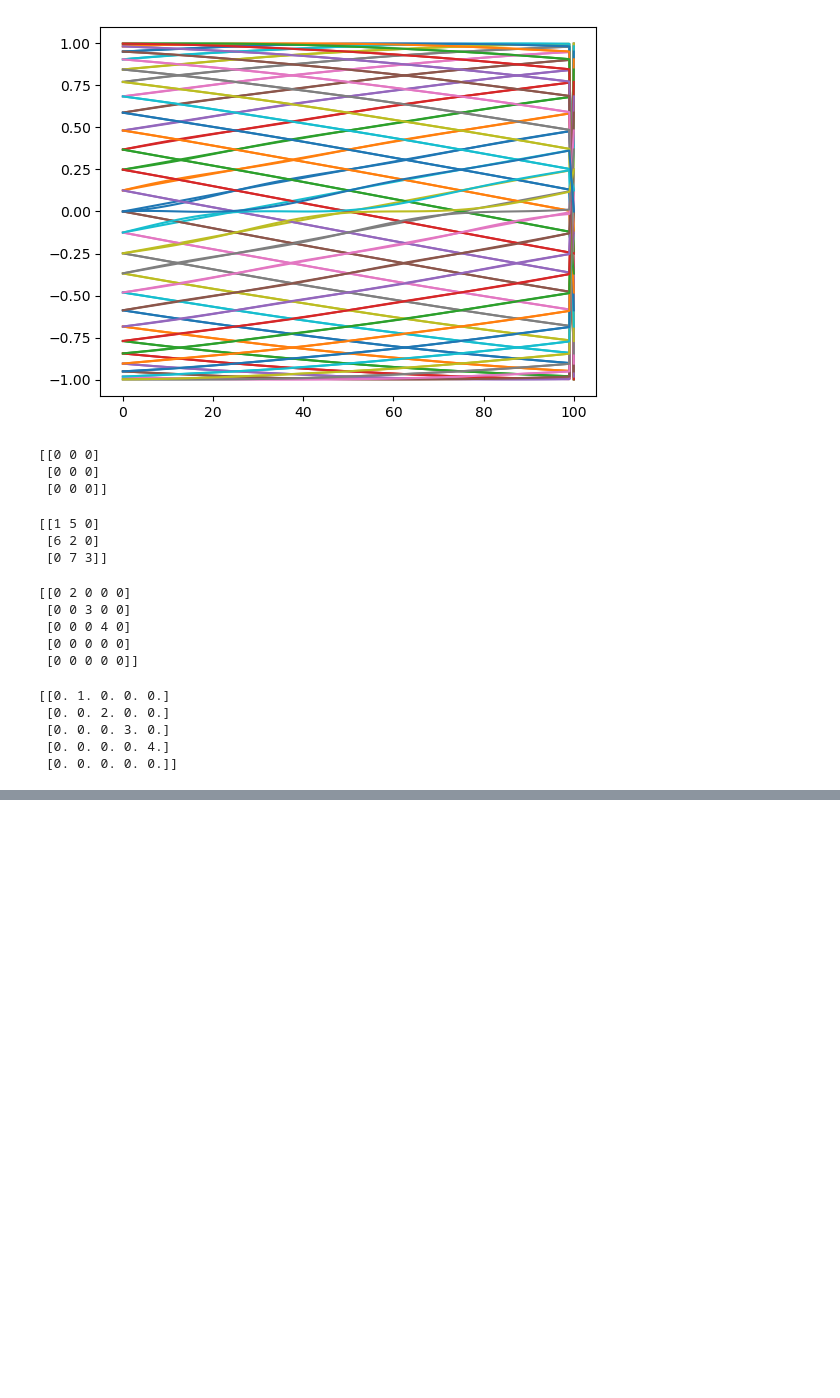
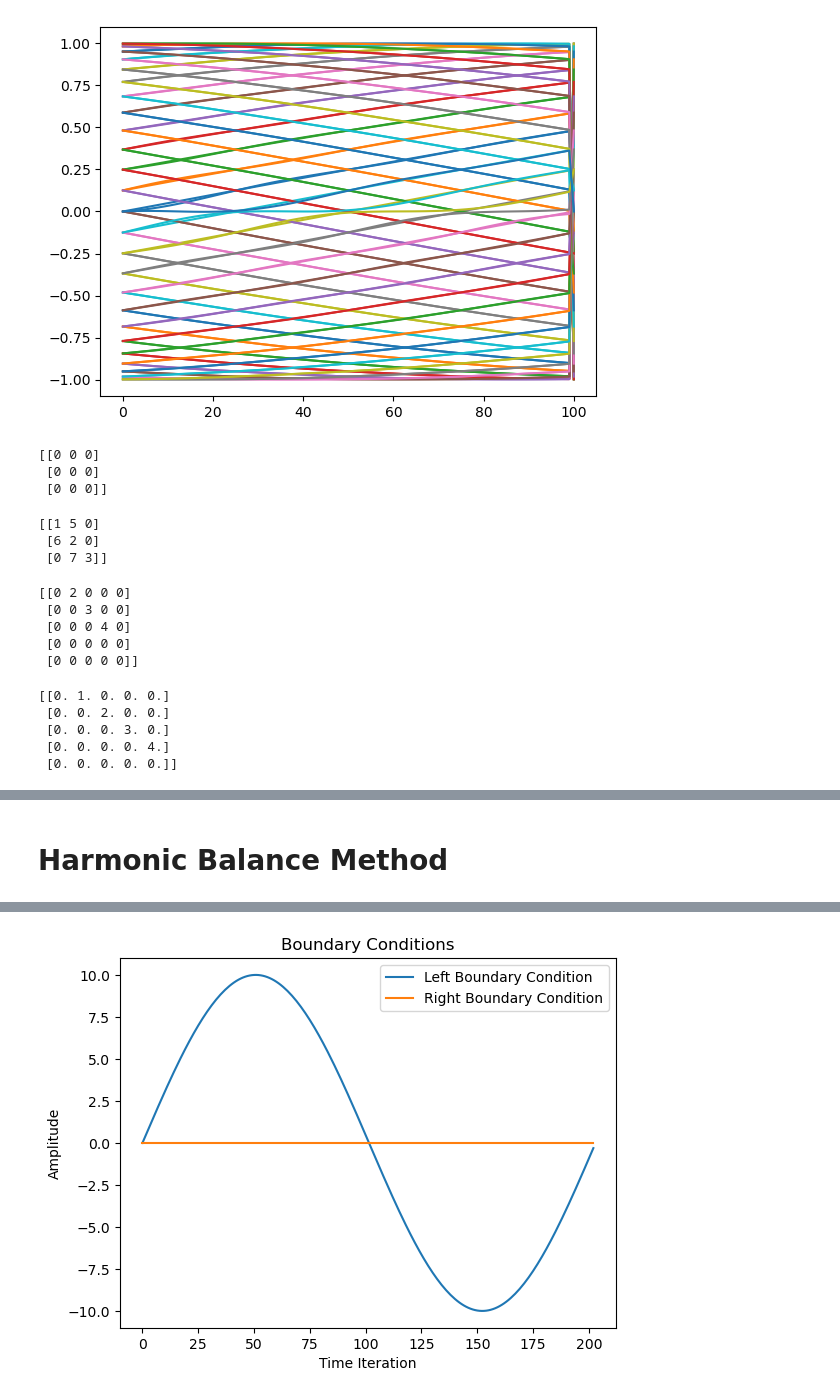
Before and after one commit to gabersyd/PyDBD, a Jupyter notebook: harmonicBalanceTest/HB2.ipynb, the cells around one changed output, grey strips where cells are left out. Saved outputs shown, nothing was run; the diff lists cells and outputs as text; code cells hidden in the pictures; blank space fills up the shorter version.

```diff
--- a/harmonicBalanceTest/HB2.ipynb
+++ b/harmonicBalanceTest/HB2.ipynb
@@ -371,0 +459,74 @@ print(sparse_matrix.toarray())
+# %% [markdown]
+# Harmonic Balance Method
+# %%
+import numpy as np
+import sys
+import matplotlib.pyplot as plt
+import scipy.sparse.linalg as la
+import scipy.sparse as sparse
+import time as tm
+import logging
+from scipy.sparse import diags
+from scipy.sparse import csr_matrix
+
+distance = 1 # meters
+frequency = 1 # hertz
+omega = 2 * np.pi * frequency
+
+grid1 = 50 # cells total
+grid = 2* grid1 + 1
+n = grid
+amplitude = 10 # meters
+
+#matrices
+xvalueM = np.arange(grid)/grid
+dx = xvalueM[1]-xvalueM[0]
+diffusivity = 5e-1
+dt = 1/(2 * grid + 1)
+r = dt * diffusivity / (dx * dx)
+
+
+# initialization
+X = np.arange(grid) * dx
+T =  0*np.sin(2 * np.pi * X)
+
+
+T[-1] = 0
+
+
+I = sparse.identity(grid, format='csr')
+difop = diffusionOperator (grid) * r
+operatorMat = I - difop
+operatorMat[0, 0] = 1
+operatorMat[-1, -1] = 1
+
+
+
+
+operator1 = harmonicOperatorMatrix(frequency,n)
+operator2 = laplacianeOperator(n)*diffusivity/(dx*dx)
+operator3 = BCOperatorMatrix(n)
+
+operator = operator1 + operator2 + operator3
+
+
+
+# RHS matrix
+RHS = np.zeros((2*n+1,2*n+1),float)
+time = np.arange(2*n+1)*dt
+RHS[:,0] = amplitude * np.sin(2 * np.pi*frequency * time)
+RHS[:,-1] = -0*amplitude * np.sin(2 * np.pi*frequency * time)
+plt.plot(RHS[:,0], label ="Left Boundary Condition")
+plt.plot(RHS[:,-1], label ="Right Boundary Condition")
+plt.legend()
+plt.title("Boundary Conditions")
+plt.xlabel("Time Iteration")
+plt.ylabel("Amplitude")
+plt.show()
+
+RHS = RHS.reshape((2*n+1)**2)
+
+
+solution = la.spsolve(operator, RHS)
+solution = solution.reshape(2*n+1,2*n+1)
+# %% [output]
@@ -371,0 +550 @@ print(sparse_matrix.toarray())
+[figure, added]
```
Also changed, not shown: parts of 9 cells of this notebook.
